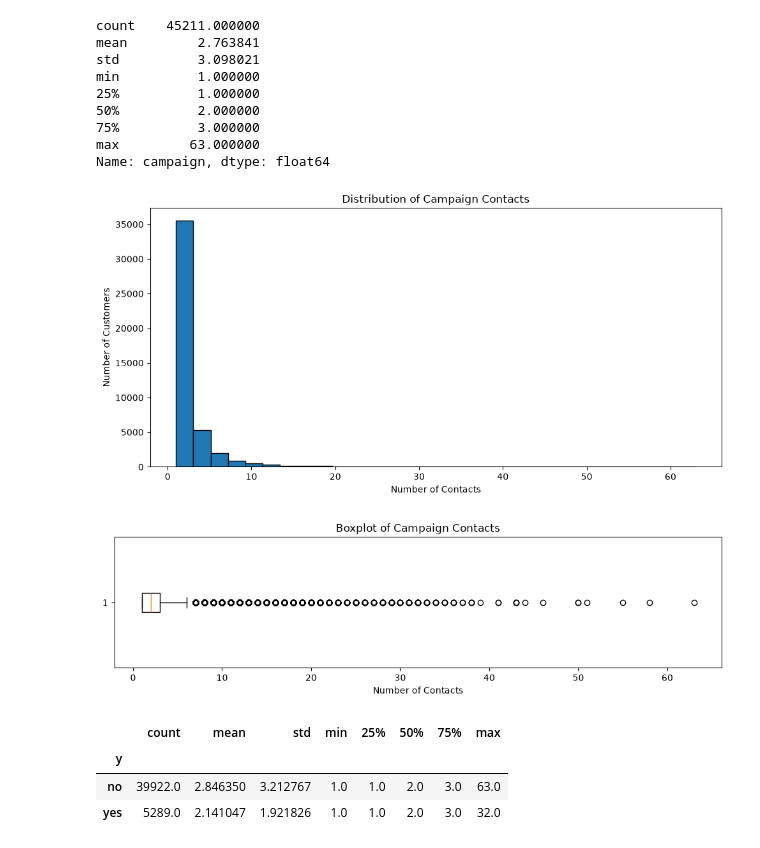
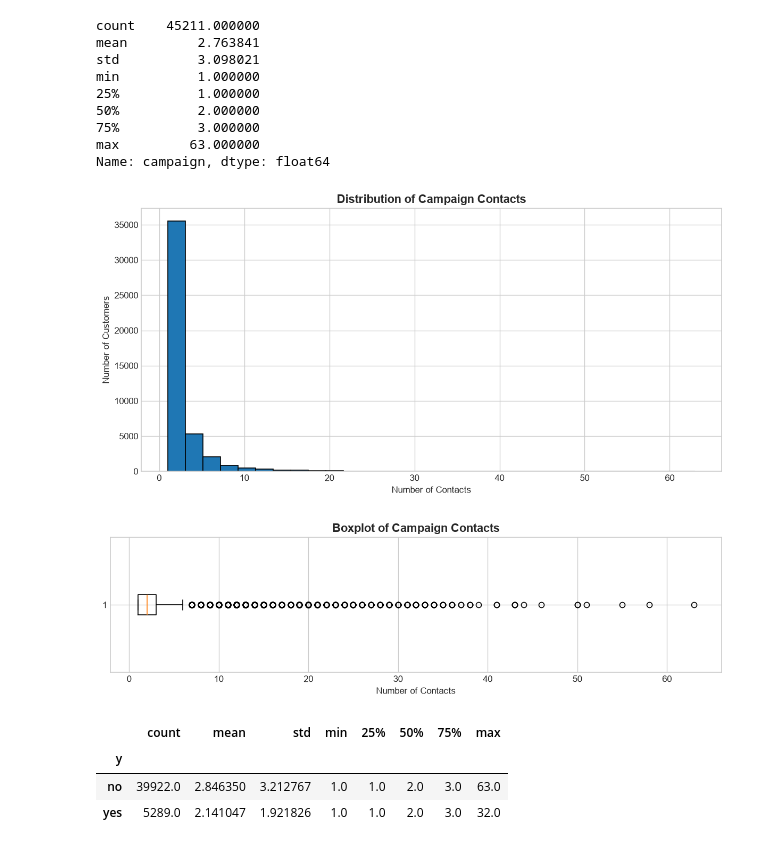
Before and after one commit to JiaHui2005/xgboost-bank-marketing, a Jupyter notebook: notebooks/01_eda.ipynb, the cells around one changed output. Cells and saved outputs as stored; diff of their text form; code cells hidden in the pictures.

Commit message:
docs: polish Vietnamese EDA notebook

```diff
--- a/notebooks/01_eda.ipynb
+++ b/notebooks/01_eda.ipynb
@@ -1,8 +9,24 @@
 # %%
+from pathlib import Path
+
+import matplotlib.pyplot as plt
+import pandas as pd
+
 from src.data_loader import DataLoader
 from src.data_analyzer import DataAnalyzer
 
-loader = DataLoader("../data/raw/bank-full.csv")
+# Phong cách biểu đồ nhất quán, dễ đọc khi xem trên notebook/GitHub.
+plt.style.use("seaborn-v0_8-whitegrid")
+plt.rcParams.update({
+    "figure.dpi": 120,
+    "axes.titleweight": "bold",
+    "axes.titlesize": 13,
+    "axes.labelsize": 10,
+    "font.size": 10,
+})
+
+DATA_PATH = Path("../data/raw/bank-full.csv")
+loader = DataLoader(DATA_PATH)
 df = loader.load_data()
 
 analyzer = DataAnalyzer(df)
@@ -461,16 +525,16 @@ plt.ylabel("Number of Customers")
 plt.tight_layout()
 plt.show()
 # %% [output]
-[figure, old version]
+[figure, new version]
 # %%
 plt.figure(figsize=(10, 3))
-plt.boxplot(df["campaign"], vert=False)
+plt.boxplot(df["campaign"], orientation="horizontal")
 plt.title("Boxplot of Campaign Contacts")
 plt.xlabel("Number of Contacts")
 plt.tight_layout()
 plt.show()
 # %% [output]
-[figure, old version]
+[figure, new version]
 # %%
 campaign_by_target = (
     df.groupby("y")["campaign"]
```
Also changed, not shown: parts of 25 cells of this notebook.
